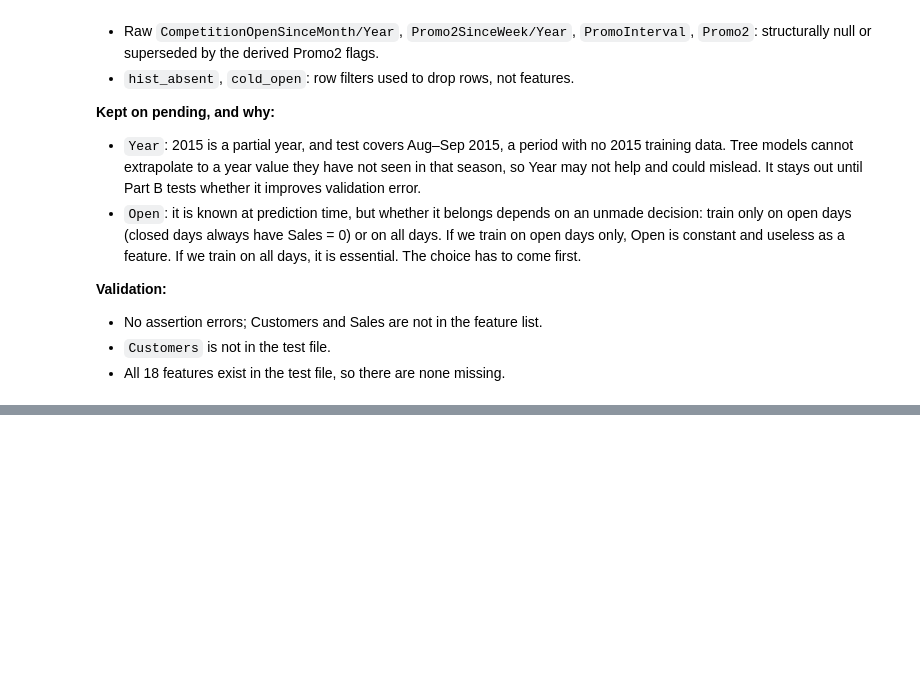
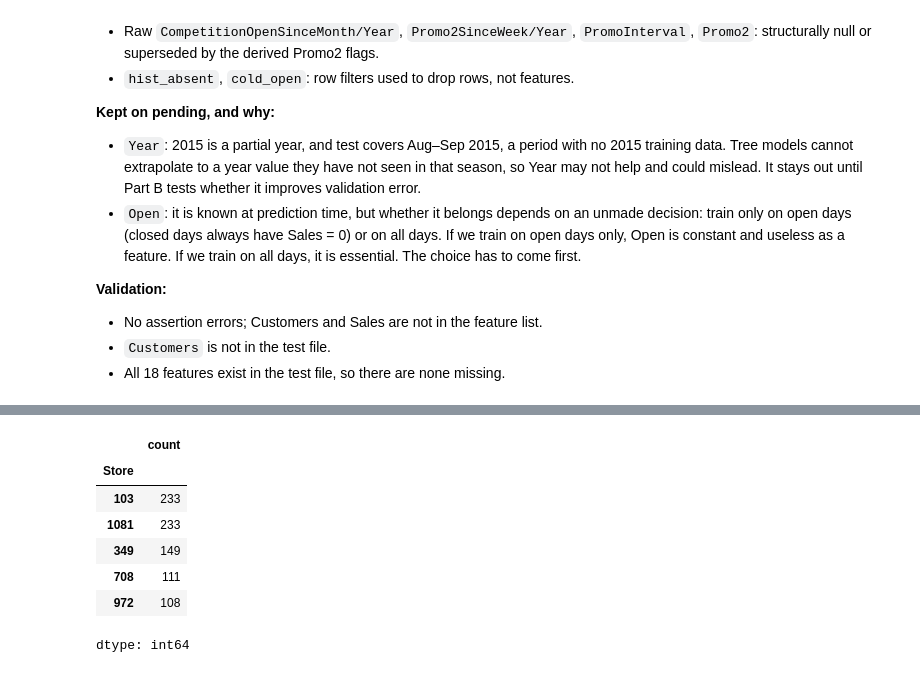
Before and after one commit to Aliraza-Amjad-Shaikh/demand-lens, a Jupyter notebook: notebooks/03_feature_engineering.ipynb, the cells around one changed output, grey strips where cells are left out. Cells and saved outputs as stored; diff of their text form; code cells hidden in the pictures; blank space fills up the shorter version.

```diff
--- a/notebooks/03_feature_engineering.ipynb
+++ b/notebooks/03_feature_engineering.ipynb
@@ -998,0 +1157,11 @@ features: 18 | missing from test: set()
+# %%
+train.loc[null_mask, 'Store'].value_counts().head()
+# %% [output]
+|  | count |
+| Store |  |
+| 103 | 233 |
+| 1081 | 233 |
+| 349 | 149 |
+| 708 | 111 |
+| 972 | 108 |
+dtype: int64
```
Also changed, not shown: parts of 23 cells of this notebook.
